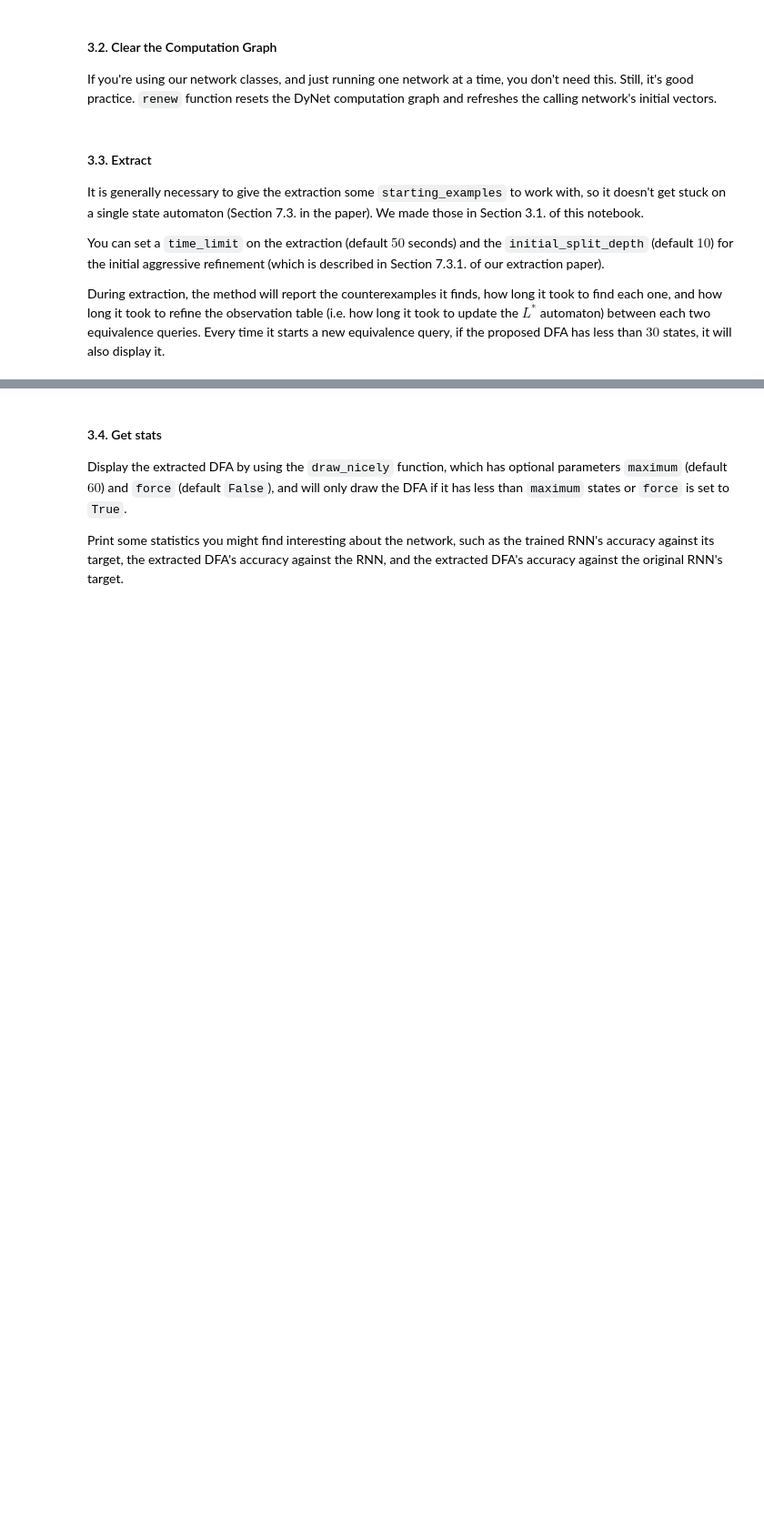
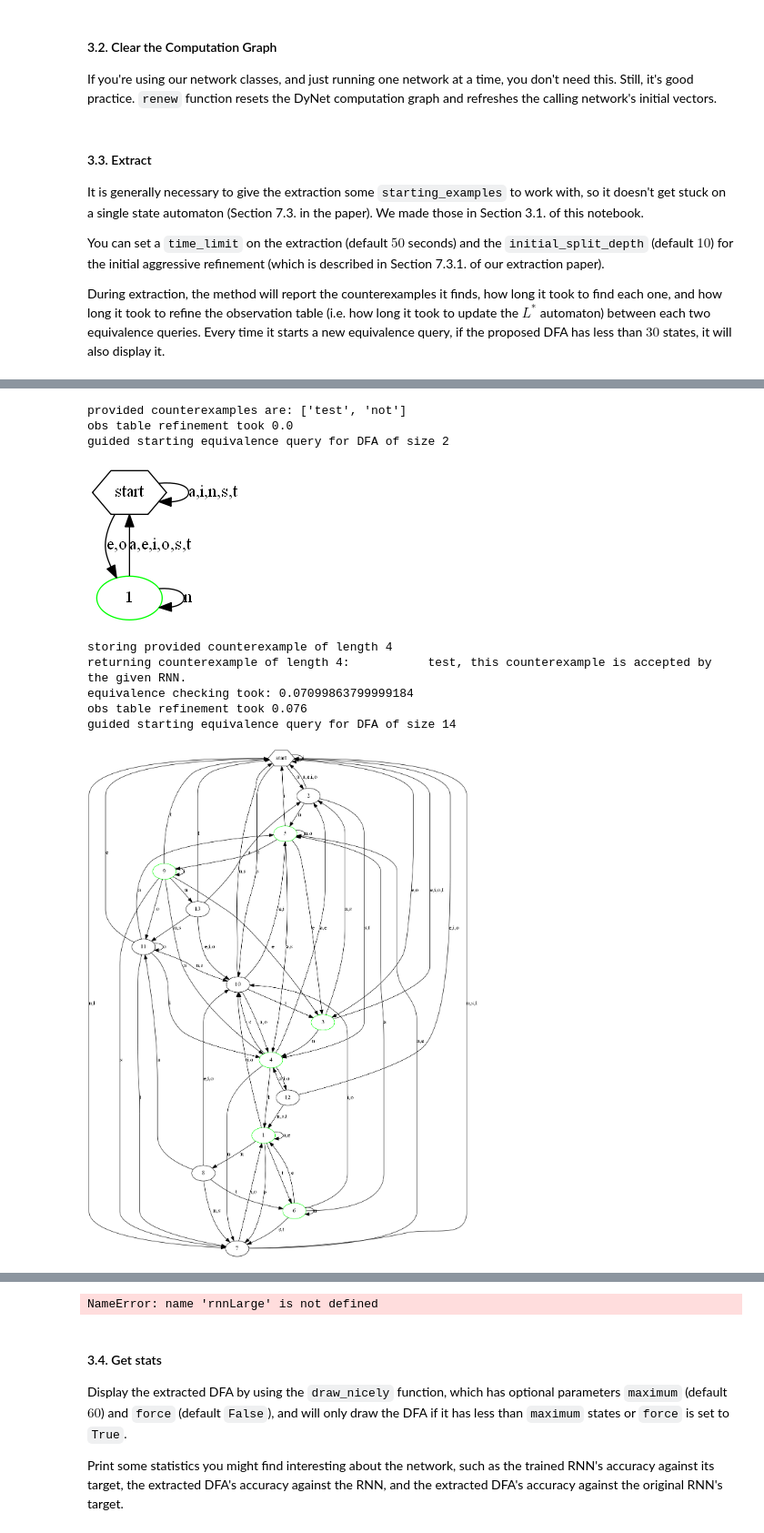
Before and after one commit to Jaisinghani/AutomataFromRNN, a Jupyter notebook: decodeCyphertest.ipynb, the cells around one changed output, grey strips where cells are left out. Shown at 91% size. Saved outputs shown, nothing was run; the diff lists cells and outputs as text; code cells hidden in the pictures; blank space fills up the shorter version.

```diff
--- a/decodeCyphertest.ipynb
+++ b/decodeCyphertest.ipynb
@@ -148,8 +167,10 @@ If extracting from a network you no longer have the train set for, you can also
 Of course, there is nothing to stop you from having more than one initial sample from each class, or not using any, and so on.
 # %%
 all_words = sorted(list(train_set.keys()),key=lambda x:len(x))
-pos = next((w for w in all_words if rnn.classify_word(w)==True),None)
-neg = next((w for w in all_words if rnn.classify_word(w)==False),None)
+pos = next((w for w in all_words if rnnSmall.classify_word(w)==True),None)
+neg = next((w for w in all_words if rnnSmall.classify_word(w)==False),None)
 starting_examples = [w for w in [pos,neg] if not None == w]
 print(starting_examples)
+starting_examples = ['test', 'not']
+print(starting_examples)
 # %% [output]
@@ -216,0 +195,16 @@ guided starting equivalence query for DFA of size 47
+# %%
+dfaSmall = extract(rnnSmall,time_limit = 600, initial_split_depth = 10, starting_examples = starting_examples)
+#dfaLarge = extract(rnnLarge,time_limit = 600, initial_split_depth = 10, starting_examples = starting_examples)
+#dfaDeep = extract(rnnDeep,time_limit = 600, initial_split_depth = 10, starting_examples = starting_examples)
+#dfaWide = extract(rnnWide,time_limit = 600, initial_split_depth = 10, starting_examples = starting_examples)
+# %% [output]
+provided counterexamples are: ['test', 'not']
+obs table refinement took 0.0
+guided starting equivalence query for DFA of size 2
+[figure, added]
+storing provided counterexample of length 4
+returning counterexample of length 4:           test, this counterexample is accepted by the given RNN.
+equivalence checking took: 0.07099863799999184
+obs table refinement took 0.076
+guided starting equivalence query for DFA of size 14
+[figure, added]
@@ -217,3 +246,4 @@ guided starting equivalence query for DFA of size 47
+NameError: name 'rnnLarge' is not defined
 # %% [markdown]
 #### 3.4. Get stats
 Display the extracted DFA by using the `draw_nicely` function, which has optional parameters `maximum` (default $60$) and `force` (default `False`), and will only draw the DFA if it has less than `maximum` states or `force` is set to `True`.
```
Also changed, not shown: parts of 14 cells of this notebook, 2 other files.
